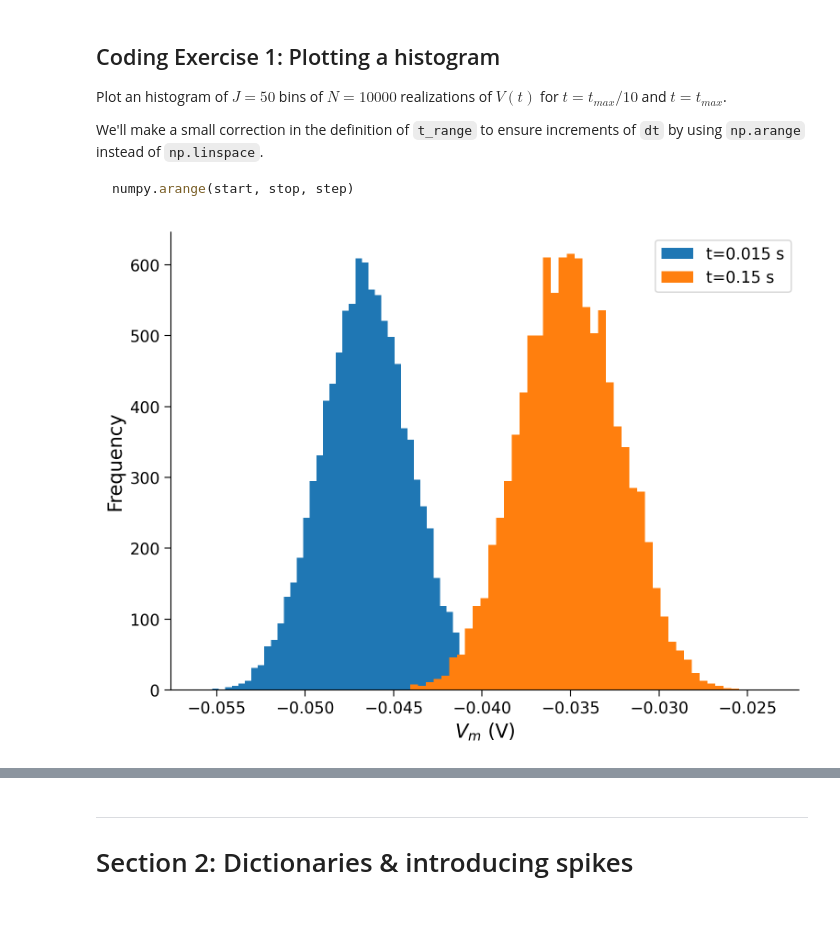
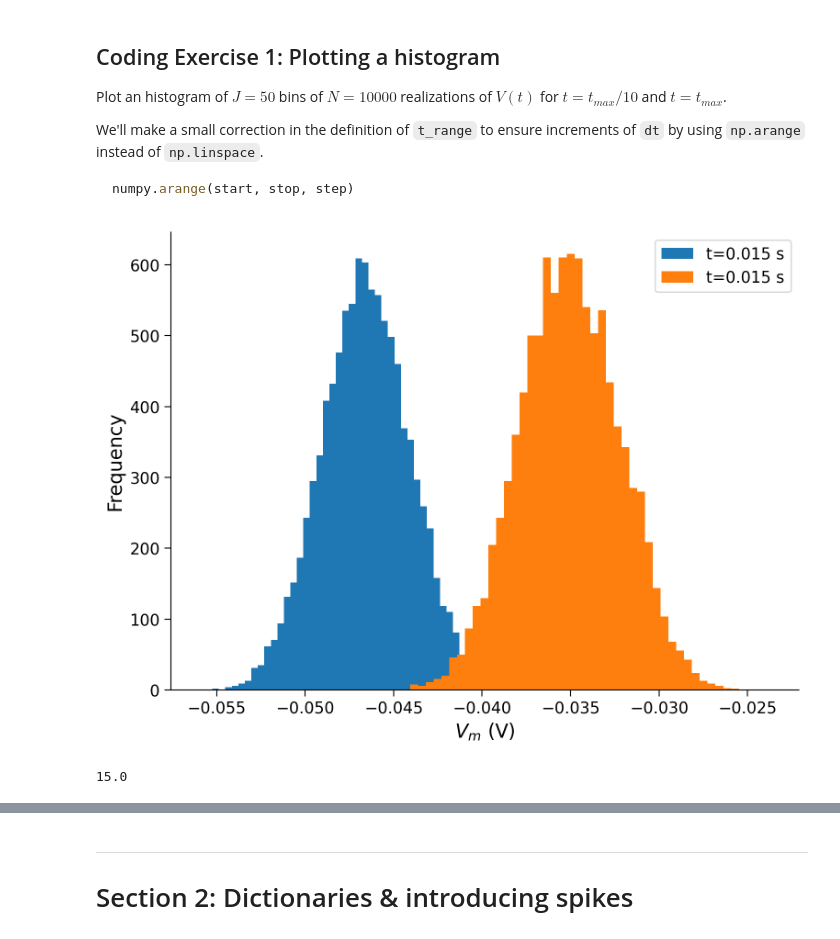
Before and after one commit to gzanellato-ia/Neuromatch, a Jupyter notebook: tutorials/W0D2_PythonWorkshop2/student/W0D2_Tutorial1.ipynb, the cells around one changed output, grey strips where cells are left out. Drawn from its saved outputs; the diff is of its cells as text; code cells hidden in the pictures.

```diff
--- a/tutorials/W0D2_PythonWorkshop2/student/W0D2_Tutorial1.ipynb
+++ b/tutorials/W0D2_PythonWorkshop2/student/W0D2_Tutorial1.ipynb
@@ -295,38 +295,43 @@ np.random.seed(2020)
 t_range = np.arange(0, t_max, dt)
 step_end = len(t_range)
 n = 10000
-v_n = el * np.ones([n, step_end])
-i = i_mean * (1 + 0.1 * (t_max / dt)**(0.5) * (2 * np.random.random([n, step_end]) - 1))
+v_n = el * np.ones([n, step_end])   # 10000 lineas x 150 columnas
+i = i_mean * (1 + 0.1 * (t_max / dt)**(0.5) * (2 * np.random.random([n, step_end]) - 1))  # matriz de 10000 filas x 150 columnas, con aleatorios entre -1 y 1
 nbins = 50
 
 # Loop over time steps
 for step, t in enumerate(t_range):
 
   # Skip first iteration
   if step==0:
     continue
 
   # Compute v_n
   v_n[:, step] =  v_n[:, step - 1] + (dt / tau) * (el - v_n[:, step - 1] + r * i[:, step])
 
 # Initialize the figure
 plt.figure()
 plt.ylabel('Frequency')
 plt.xlabel('$V_m$ (V)')
 
 # Plot a histogram at t_max/10 (add labels and parameters histtype='stepfilled' and linewidth=0)
+
 plt.hist(v_n[:,int(step_end / 10)], nbins, histtype='stepfilled',
            linewidth=0, label=f't={t_max / 10} s')
 
 # Plot a histogram at t_max (add labels and parameters histtype='stepfilled' and linewidth=0)
 plt.hist(v_n[:,-1], nbins, histtype='stepfilled',
-           linewidth=0, label=f't={t_max} s')
+           linewidth=0, label=f't={t_max / 10} s')
 
 # Add legend
 plt.legend()
 plt.show()
 # %% [output]
-[figure, old version]
+[figure, new version]
+# %%
+step_end/10
+# %% [output]
+15.0
 # %% [markdown]
 [*Click for solution*](https://github.com/NeuromatchAcademy/precourse/tree/main/tutorials/W0D2_PythonWorkshop2/solutions/W0D2_Tutorial1_Solution_c135b57a.py)
 
```
Also changed, not shown: parts of 8 cells of this notebook.
